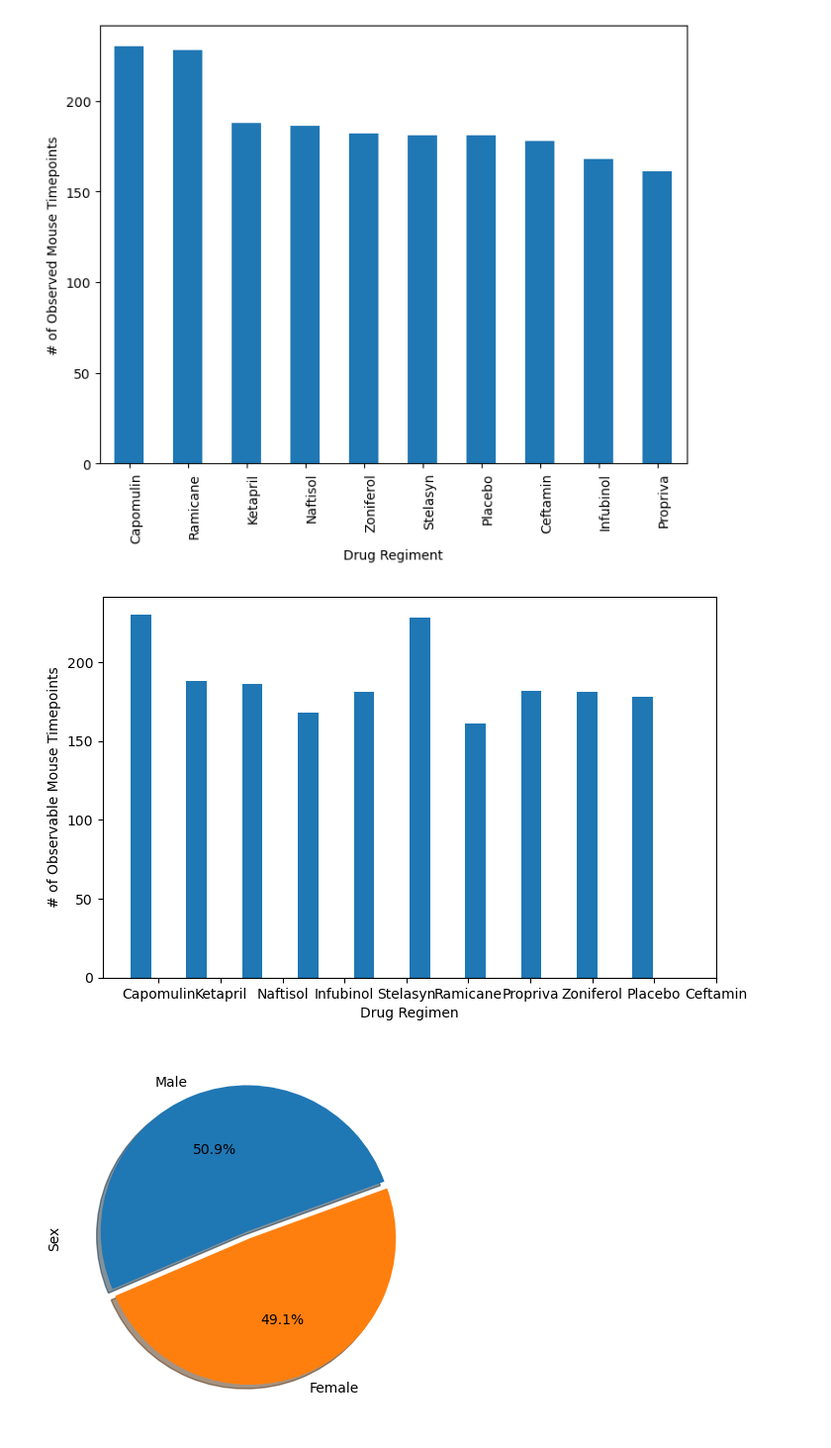
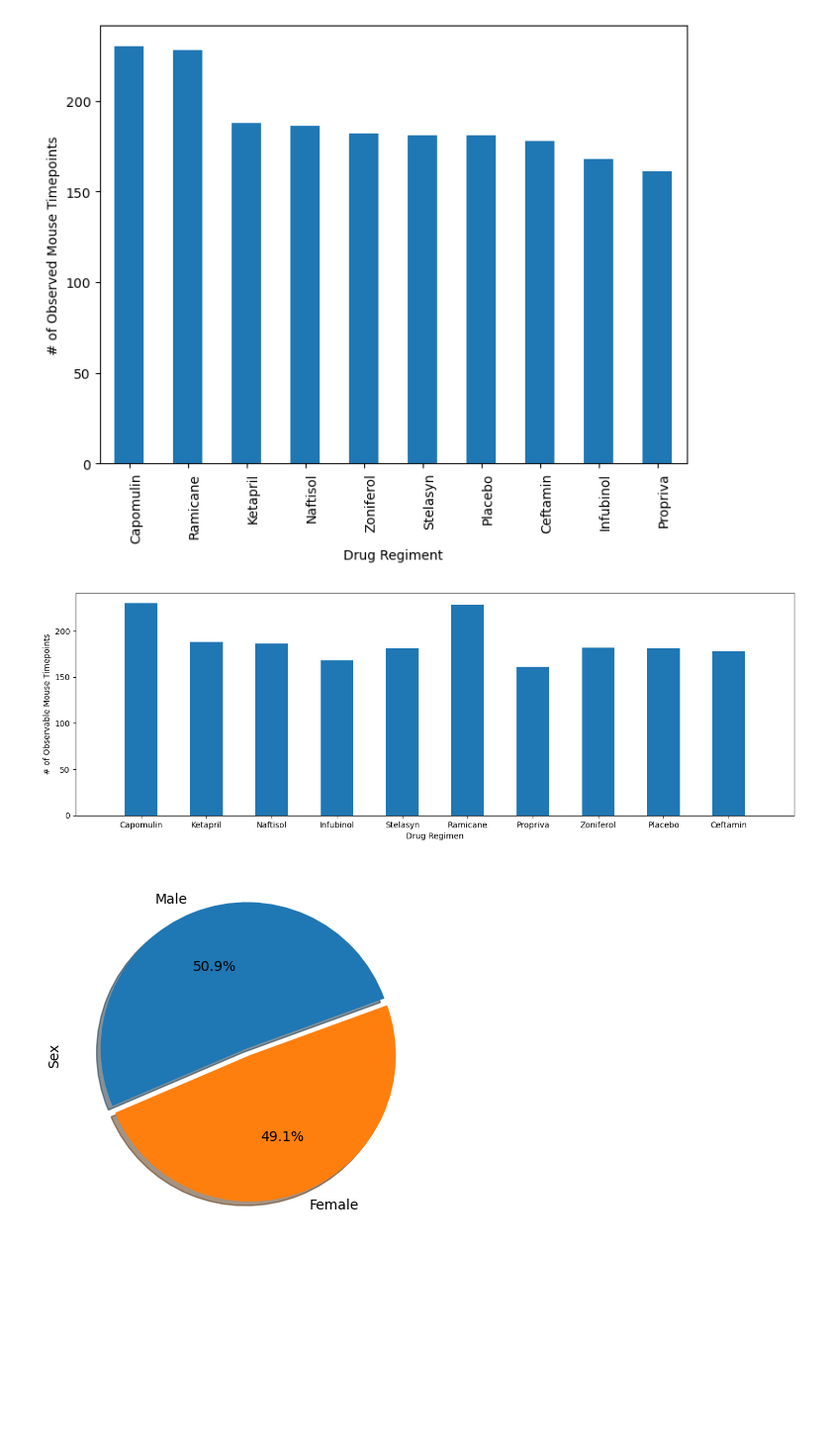
Before and after one commit to d6kramer/matplotlib-challenge, a Jupyter notebook: Starter_Code/Pymaceuticals/pymaceuticals_working.ipynb, the cells around one changed output. Shown at 99% size. Saved outputs shown, nothing was run; the diff lists cells and outputs as text; code cells hidden in the pictures; blank space fills up the shorter version.

```diff
--- a/Starter_Code/Pymaceuticals/pymaceuticals_working.ipynb
+++ b/Starter_Code/Pymaceuticals/pymaceuticals_working.ipynb
@@ -153,13 +153,18 @@ plt.show()
 # %%
 # Generate a bar plot showing the total number of rows (Mouse ID/Timepoints) for each drug regimen using pyplot.
 # Issues!
-plt.figure(figsize=(8,5))
-plt.hist(cleaned_study["Drug Regimen"], width=.33, align='left')
+drug_names = cleaned_study["Drug Regimen"]
+drugs = len(cleaned_study["Drug Regimen"].value_counts())
+bins = np.arange(drugs+1) - 0.25
+plt.figure(figsize=(16,5))
+plt.hist(drug_names, bins, width=.5, align="mid")
+plt.xticks(range(drugs))
+plt.xlim([-1, drugs])
 plt.xlabel('Drug Regimen')
 plt.ylabel('# of Observable Mouse Timepoints')
 plt.show()
 # %% [output]
-[figure, old version]
+[figure, new version]
 # %%
 # Generate a pie plot showing the distribution of female versus male mice using Pandas
 mouse_gender = cleaned_study["Sex"].value_counts()
```
Also changed, not shown: parts of 1 cell of this notebook, 1 other file.
